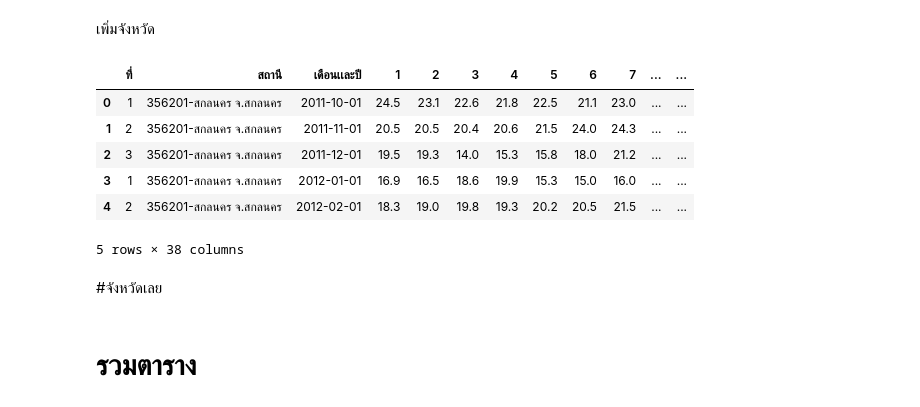
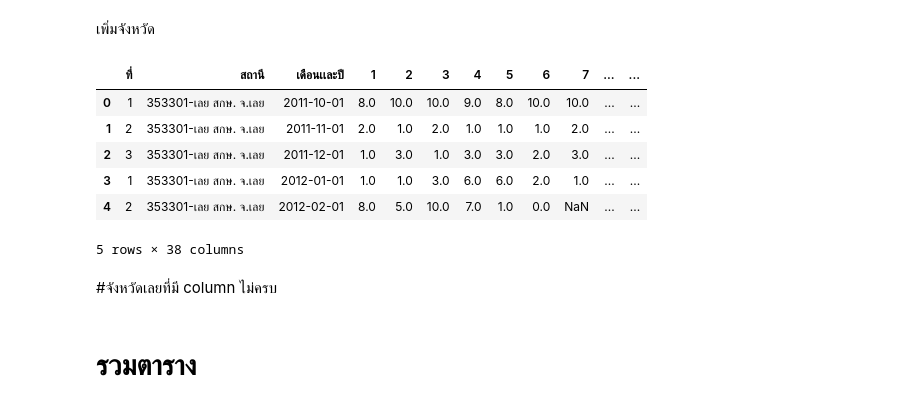
Before and after one commit to Tawanss/BSC_DPDM2023, a Jupyter notebook: midterm_bscdpdm23.ipynb, the cells around one changed output. Cells and saved outputs as stored; diff of their text form; code cells hidden in the pictures.

```diff
--- a/midterm_bscdpdm23.ipynb
+++ b/midterm_bscdpdm23.ipynb
@@ -46,0 +83,3 @@ Dew_temp_loei = pd.read_excel("/content/drive/MyDrive/BSC-dpdm23_flie/ไฟล
+# %%
+Clouds_loei = Clouds_loei.drop(columns=['Unnamed: 35','Unnamed: 36','Unnamed: 37','Unnamed: 38','Unnamed: 39','Unnamed: 40','Unnamed: 41'
+,'Unnamed: 42','Unnamed: 43','Unnamed: 44'])
@@ -177,2 +296,14 @@ for i in range(len(Dew_temp_loei['ที่'])):
+# %%
+#ความเร็วลม
+for i in range(len(Wind_velocity_KhonKaen['ที่'])):
+  Wind_velocity_KhonKaen.iloc[i,:]=Wind_velocity_KhonKaen.iloc[i,:].fillna(Wind_velocity_KhonKaen.iloc[i]['ค่าเฉลี่ย'])
+for i in range(len(Wind_velocity_NakhonPhanom['ที่'])):
+  Wind_velocity_NakhonPhanom.iloc[i,:]=Wind_velocity_NakhonPhanom.iloc[i,:].fillna(Wind_velocity_NakhonPhanom.iloc[i]['ค่าเฉลี่ย'])
+for i in range(len(Wind_velocity_Sakon['ที่'])):
+  Wind_velocity_Sakon.iloc[i,:]=Wind_velocity_Sakon.iloc[i,:].fillna(Wind_velocity_Sakon.iloc[i]['ค่าเฉลี่ย'])
+for i in range(len(Wind_velocity_NongKhai['ที่'])):
+  Wind_velocity_NongKhai.iloc[i,:]=Wind_velocity_NongKhai.iloc[i,:].fillna(Wind_velocity_NongKhai.iloc[i]['ค่าเฉลี่ย'])
+for i in range(len(Wind_velocity_loei['ที่'])):
+  Wind_velocity_loei.iloc[i,:]=Wind_velocity_loei.iloc[i,:].fillna(Wind_velocity_loei.iloc[i]['ค่าเฉลี่ย'])
 # %% [markdown]
 เพิ่มจังหวัด
@@ -222,15 +417,38 @@ lower_temp_NongKhai['เดือน']=mon
+# %%
+#ความเร็วลม
+Wind_velocity_KhonKaen['ปี']=year
+Wind_velocity_KhonKaen['เดือน']=mon
+Wind_velocity_NakhonPhanom['ปี']=year
+Wind_velocity_NakhonPhanom['เดือน']=mon
+Wind_velocity_Sakon['ปี']=year
+Wind_velocity_Sakon['เดือน']=mon
+Wind_velocity_NongKhai['ปี']=year
+Wind_velocity_NongKhai['เดือน']=mon
+Wind_velocity_loei['ปี']=year
+Wind_velocity_loei['เดือน']=mon
+#จำนวนเมฆ
+Clouds_KhonKaen['ปี']=year
+Clouds_KhonKaen['เดือน']=mon
+Clouds_NakhonPhanom['ปี']=year
+Clouds_NakhonPhanom['เดือน']=mon
+Clouds_Sakon['ปี']=year
+Clouds_Sakon['เดือน']=mon
+Clouds_NongKhai['ปี']=year
+Clouds_NongKhai['เดือน']=mon
+Clouds_loei['ปี']=year
+Clouds_loei['เดือน']=mon
 # %%
-lower_temp_Sakon.head()
+Clouds_loei.head()
 # %% [output]
 |  | ที่ | สถานี | เดือนเเละปี | 1 | 2 | 3 | 4 | 5 | 6 | 7 | ... | ... |
-| 0 | 1 | 356201-สกลนคร จ.สกลนคร | 2011-10-01 | 24.5 | 23.1 | 22.6 | 21.8 | 22.5 | 21.1 | 23.0 | ... | ... |
-| 1 | 2 | 356201-สกลนคร จ.สกลนคร | 2011-11-01 | 20.5 | 20.5 | 20.4 | 20.6 | 21.5 | 24.0 | 24.3 | ... | ... |
-| 2 | 3 | 356201-สกลนคร จ.สกลนคร | 2011-12-01 | 19.5 | 19.3 | 14.0 | 15.3 | 15.8 | 18.0 | 21.2 | ... | ... |
-| 3 | 1 | 356201-สกลนคร จ.สกลนคร | 2012-01-01 | 16.9 | 16.5 | 18.6 | 19.9 | 15.3 | 15.0 | 16.0 | ... | ... |
-| 4 | 2 | 356201-สกลนคร จ.สกลนคร | 2012-02-01 | 18.3 | 19.0 | 19.8 | 19.3 | 20.2 | 20.5 | 21.5 | ... | ... |
+| 0 | 1 | 353301-เลย สกษ. จ.เลย | 2011-10-01 | 8.0 | 10.0 | 10.0 | 9.0 | 8.0 | 10.0 | 10.0 | ... | ... |
+| 1 | 2 | 353301-เลย สกษ. จ.เลย | 2011-11-01 | 2.0 | 1.0 | 2.0 | 1.0 | 1.0 | 1.0 | 2.0 | ... | ... |
+| 2 | 3 | 353301-เลย สกษ. จ.เลย | 2011-12-01 | 1.0 | 3.0 | 1.0 | 3.0 | 3.0 | 2.0 | 3.0 | ... | ... |
+| 3 | 1 | 353301-เลย สกษ. จ.เลย | 2012-01-01 | 1.0 | 1.0 | 3.0 | 6.0 | 6.0 | 2.0 | 1.0 | ... | ... |
+| 4 | 2 | 353301-เลย สกษ. จ.เลย | 2012-02-01 | 8.0 | 5.0 | 10.0 | 7.0 | 1.0 | 0.0 | NaN | ... | ... |
 5 rows × 38 columns
 # %% [markdown]
-#จังหวัดเลย
+#จังหวัดเลยที่มี column ไม่ครบ
 # %% [markdown]
 # รวมตาราง
 # %% [markdown]
```
Also changed, not shown: parts of 12 cells of this notebook.
